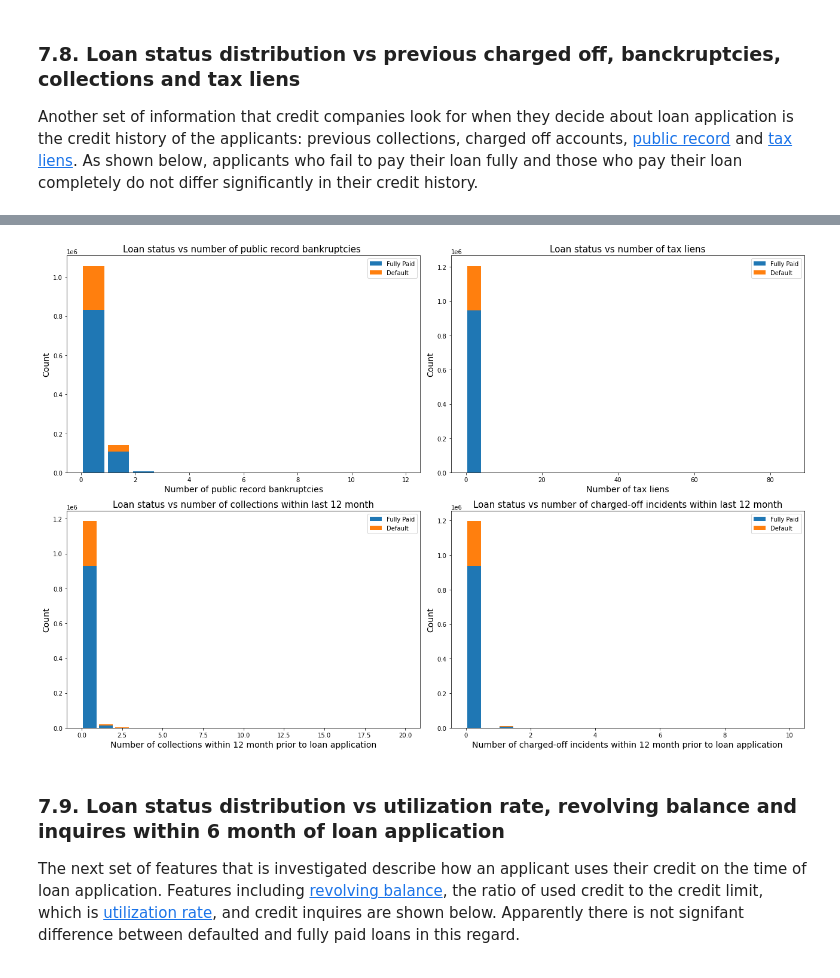
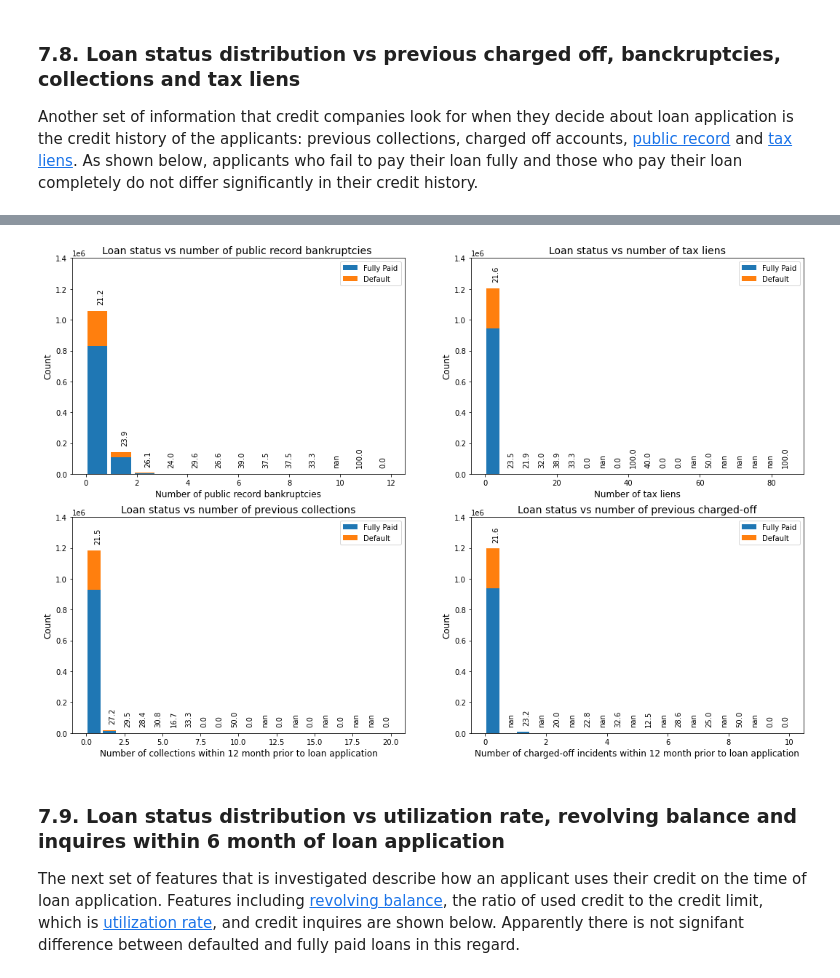
Before and after one commit to somayehY/SomayeYoussefi, a Jupyter notebook: LendingClub/LendingClub_ExploratoryDataAnalysis.ipynb, the cells around one changed output, grey strips where cells are left out. Saved outputs shown, nothing was run; the diff lists cells and outputs as text; code cells hidden in the pictures.

```diff
--- a/LendingClub/LendingClub_ExploratoryDataAnalysis.ipynb
+++ b/LendingClub/LendingClub_ExploratoryDataAnalysis.ipynb
@@ -544,40 +525,88 @@ Text(0.5, 1.0, 'Loan status vs number of charged-off incidents within last 12 mo
 # %%
 s1 = pd.DataFrame({'Fully Paid': df.loc[df['new_status']=='Fully Paid', 'pub_rec_bankruptcies'], 'Default': df.loc[df['new_status']=='Default', 'pub_rec_bankruptcies']}, index=None)
 s2 = pd.DataFrame({'Fully Paid': df.loc[df['new_status']=='Fully Paid', 'tax_liens'], 'Default': df.loc[df['new_status']=='Default', 'tax_liens']}, index=None)
 s3 = pd.DataFrame({'Fully Paid': df.loc[df['new_status']=='Fully Paid', 'collections_12_mths_ex_med'], 'Default': df.loc[df['new_status']=='Default', 'collections_12_mths_ex_med']}, index=None)
 s4 = pd.DataFrame({'Fully Paid': df.loc[df['new_status']=='Fully Paid', 'chargeoff_within_12_mths'], 'Default': df.loc[df['new_status']=='Default', 'chargeoff_within_12_mths']}, index=None)
 
 
 fig, [(axes0, axes1), (axes2, axes3)] = plt.subplots(nrows = 2, ncols = 2, figsize=(18,12))
 
 axes0.hist(s1, stacked=True, bins=13, rwidth=0.85)
 axes1.hist(s2, stacked=True, bins=20, rwidth=0.85)
 axes2.hist(s3, stacked=True, bins=20, rwidth=0.85)
 axes3.hist(s4, stacked=True, bins=20, rwidth=0.85)
 
 axes0.legend(['Fully Paid', 'Default'])
-axes0.set_xlabel('Number of public record bankruptcies', fontsize=14)
-axes0.set_ylabel('Count', fontsize=14)
-axes0.set_title("Loan status vs number of public record bankruptcies ", fontsize=15)
+axes0.set_xlabel('Number of public record bankruptcies', fontsize=12)
+axes0.set_ylabel('Count', fontsize=12)
+axes0.set_ylim(0,1400000)
+axes0.set_title("Loan status vs number of public record bankruptcies ", fontsize=14)
 
 axes1.legend(['Fully Paid', 'Default'])
-axes1.set_xlabel('Number of tax liens', fontsize=14)
-axes1.set_ylabel('Count', fontsize=14)
-axes1.set_title('Loan status vs number of tax liens', fontsize=15)
+axes1.set_xlabel('Number of tax liens', fontsize=12)
+axes1.set_ylabel('Count', fontsize=12)
+axes1.set_ylim(0,1400000)
+axes1.set_title('Loan status vs number of tax liens', fontsize=14)
 
 axes2.legend(['Fully Paid', 'Default'])
-axes2.set_xlabel('Number of collections within 12 month prior to loan application', fontsize=14)
-axes2.set_ylabel('Count', fontsize=14)
-axes2.set_title('Loan status vs number of collections within last 12 month', fontsize=15)
+axes2.set_xlabel('Number of collections within 12 month prior to loan application', fontsize=12)
+axes2.set_ylabel('Count', fontsize=12)
+axes2.set_ylim(0,1400000)
+axes2.set_title('Loan status vs number of previous collections', fontsize=14)
 
 axes3.legend(['Fully Paid', 'Default'])
-axes3.set_xlabel('Number of charged-off incidents within 12 month prior to loan application', fontsize=14)
-axes3.set_ylabel('Count', fontsize=14)
-axes3.set_title('Loan status vs number of charged-off incidents within last 12 month', fontsize=15)
-fig.tight_layout()
+axes3.set_xlabel('Number of charged-off incidents within 12 month prior to loan application', fontsize=12)
+axes3.set_ylabel('Count', fontsize=12)
+axes3.set_ylim(0,1400000)
+axes3.set_title('Loan status vs number of previous charged-off', fontsize=14)
+
+p = axes0.patches
+for i in range(0, 13,1):
+    x1, y1 = p[i].get_xy()
+    x2, y2 = p[i+1].get_xy()
+    x = x1 + p[i].get_width()/2.
+    Y1 = p[i].get_height()
+    Y2 = p[i+ 13].get_height()
+    y = Y2 + Y1 + 50000
+    a = Y2/(Y2 + Y1)
+    axes0.text(x, y, round(a*100,1), rotation=90)
+
+p = axes1.patches
+for i in range(0, 20, 1):
+    x1, y1 = p[i].get_xy()
+    x2, y2 = p[i+1].get_xy()
+    x = x1 + p[i].get_width()/2.
+    Y1 = p[i].get_height()
+    Y2 = p[i+20].get_height()
+    y = Y2 + Y1 + 50000
+    a = Y2/(Y2 + Y1)
+    axes1.text(x, y, round(a*100,1), rotation=90)
+
+
+p = axes2.patches
+for i in range(0,20,1):
+    x1, y1 = p[i].get_xy()
+    x2, y2 = p[i+1].get_xy()
+    x = x1 + p[i].get_width()/2.
+    Y1 = p[i].get_height()
+    Y2 = p[i+20].get_height()
+    y = Y2 + Y1 + 50000
+    a = Y2/(Y2 + Y1)
+    axes2.text(x, y, round(a*100,1), rotation=90)
+
+p = axes3.patches
+for i in range(0,20,1):
+    x1, y1 = p[i].get_xy()
+    x2, y2 = p[i+1].get_xy()
+    x = x1 + p[i].get_width()/2.
+    Y1 = p[i].get_height()
+    Y2 = p[i+20].get_height()
+    y = Y2 + Y1 + 50000
+    a = Y2/(Y2 + Y1)
+    axes3.text(x, y, round(a*100,1), rotation=90)
 plt.show()
 # %% [output]
-[figure, old version]
+[figure, new version]
 # %% [markdown]
 ### 7.9. Loan status distribution vs utilization rate, revolving balance and inquires within 6 month of loan application  <a class='anchor' id='util'></a>
 
```
Also changed, not shown: parts of 25 cells of this notebook.
